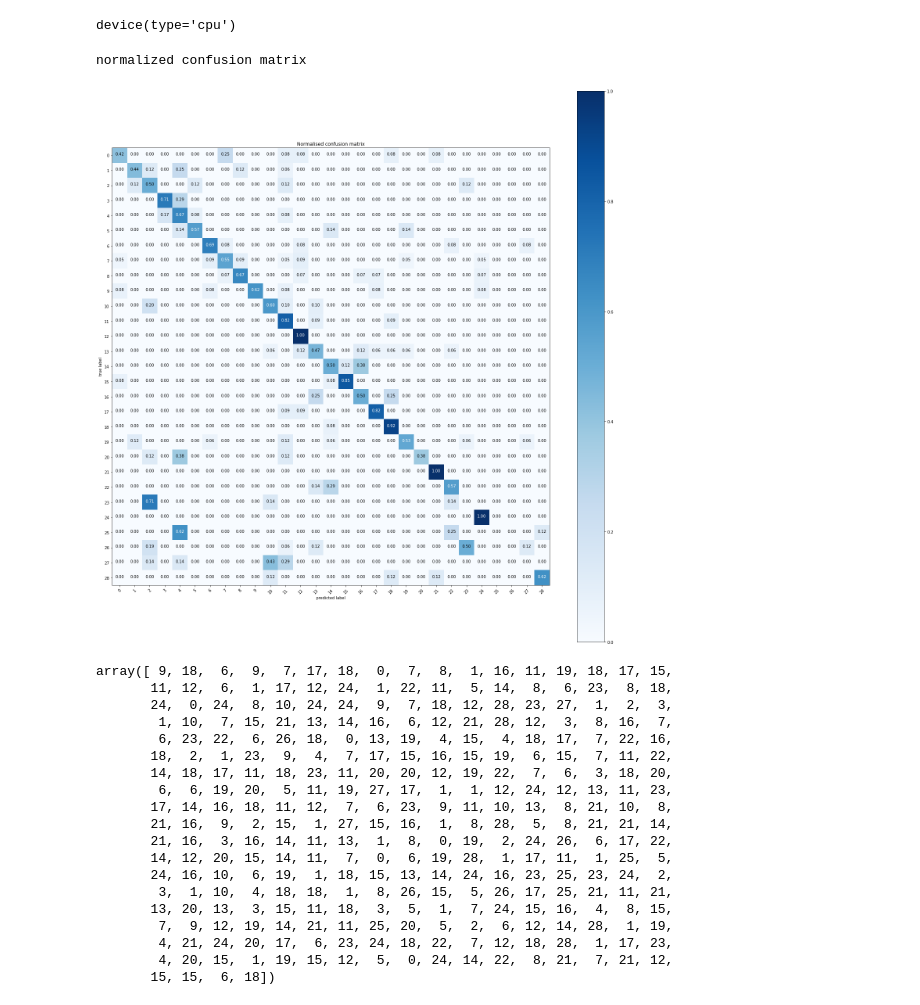
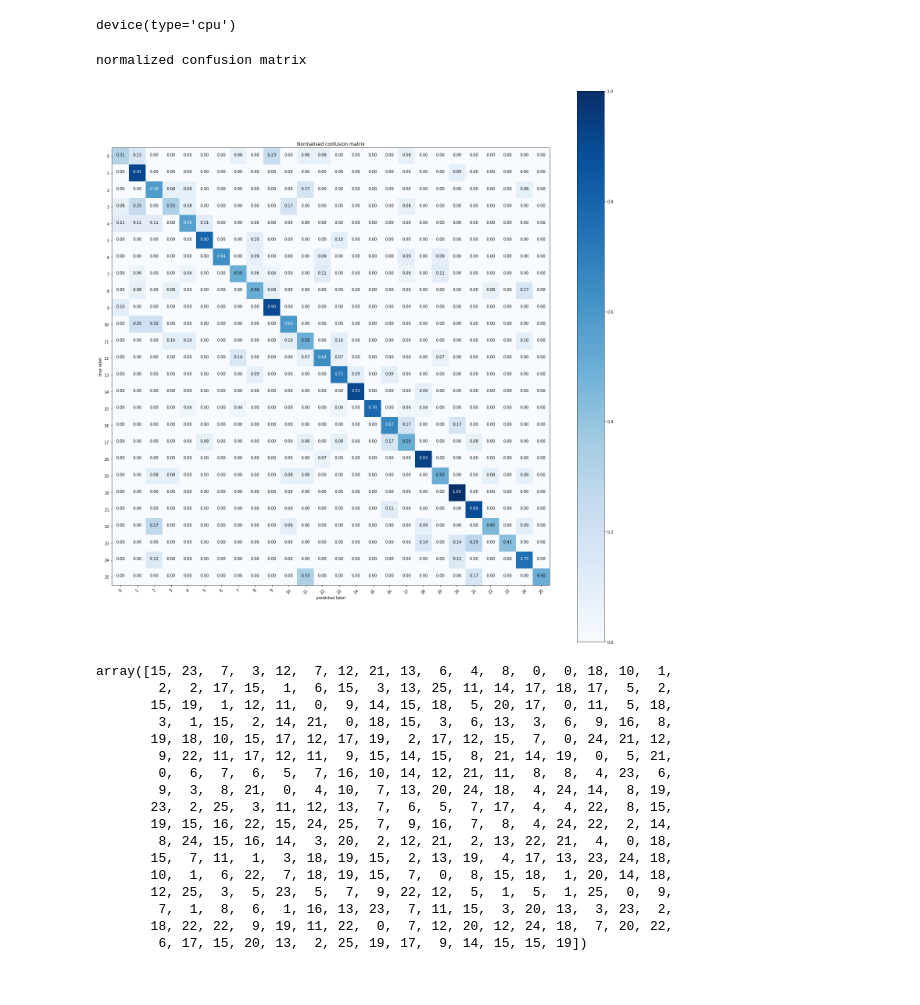
Before and after one commit to kevinmicha/kitchen20, a Jupyter notebook: PythonAudioClassification.ipynb, the cells around one changed output. Cells and saved outputs as stored; diff of their text form; code cells hidden in the pictures.

```diff
--- a/PythonAudioClassification.ipynb
+++ b/PythonAudioClassification.ipynb
@@ -11,7 +11,7 @@ else:
     local_config = {
         'data_path'     : 'LL_AudioDB/',
         'metadata_file' : 'LL_AudioDB/metadata/kitchen20b.csv',
-        'nb_classes'    :  29,}
+        'nb_classes'    :  26,}
 # %%
 # ----------------------------
 # Prepare training data from Metadata file
@@ -505,15 +505,15 @@ save_checkpoint(myModel, num_epochs)
 # %% [output]
 Checkpoint saved to checkpoints/model_350ep
 # %%
-# Loading the pre-trained model
+# Loading the pre-trained model - Uncomment if needed
 
-epochs = 10
+# epochs = 10
 
-model_out_path = "checkpoints/" + "model_" + "{}ep".format(epochs)
-myModel = load_checkpoint(model_out_path)
-device = torch.device("cuda:0" if torch.cuda.is_available() else "cpu")
-myModel = myModel.to(device)
-next(myModel.parameters()).device
+# model_out_path = "checkpoints/" + "model_" + "{}ep".format(epochs)
+# myModel = load_checkpoint(model_out_path)
+# device = torch.device("cuda:0" if torch.cuda.is_available() else "cpu")
+# myModel = myModel.to(device)
+# next(myModel.parameters()).device
 # %% [output]
 device(type='cpu')
 # %%
@@ -571,18 +571,18 @@ def plot_confusion_matrix(cm, classes, normalize=False, title='confusion matrix'
 # %%
 # compute confusion matrix
 cnf_matrix = confusion_matrix(targets,preds_1)
 np.set_printoptions(precision=2)
 
 
-class_names = [i for i in range(29)]
+class_names = [i for i in range(26)]
 # plot normalized confusion matrix
 plt.figure(figsize=(20,20))
 plot_confusion_matrix(cnf_matrix,classes=class_names,normalize=True,title='Normalised confusion matrix')
 
 plt.show()
 # %% [output]
 normalized confusion matrix
-[figure, old version]
+[figure, new version]
 # %%
 # blender, dishwasher, fridge, microwave, stove-fan, stove-burner, frying-pan, water-flowing,
 # boiling-water, juicer, cupboard, drawer, clean-dishes, cutlery, book, chopping, cutlery, plates,
@@ -621,25 +618,23 @@ normalized confusion matrix
 # %%
 targets
 # %% [output]
-array([ 9, 18,  6,  9,  7, 17, 18,  0,  7,  8,  1, 16, 11, 19, 18, 17, 15,
-       11, 12,  6,  1, 17, 12, 24,  1, 22, 11,  5, 14,  8,  6, 23,  8, 18,
-       24,  0, 24,  8, 10, 24, 24,  9,  7, 18, 12, 28, 23, 27,  1,  2,  3,
-        1, 10,  7, 15, 21, 13, 14, 16,  6, 12, 21, 28, 12,  3,  8, 16,  7,
-        6, 23, 22,  6, 26, 18,  0, 13, 19,  4, 15,  4, 18, 17,  7, 22, 16,
-       18,  2,  1, 23,  9,  4,  7, 17, 15, 16, 15, 19,  6, 15,  7, 11, 22,
-       14, 18, 17, 11, 18, 23, 11, 20, 20, 12, 19, 22,  7,  6,  3, 18, 20,
-        6,  6, 19, 20,  5, 11, 19, 27, 17,  1,  1, 12, 24, 12, 13, 11, 23,
-       17, 14, 16, 18, 11, 12,  7,  6, 23,  9, 11, 10, 13,  8, 21, 10,  8,
-       21, 16,  9,  2, 15,  1, 27, 15, 16,  1,  8, 28,  5,  8, 21, 21, 14,
-       21, 16,  3, 16, 14, 11, 13,  1,  8,  0, 19,  2, 24, 26,  6, 17, 22,
-       14, 12, 20, 15, 14, 11,  7,  0,  6, 19, 28,  1, 17, 11,  1, 25,  5,
-       24, 16, 10,  6, 19,  1, 18, 15, 13, 14, 24, 16, 23, 25, 23, 24,  2,
-        3,  1, 10,  4, 18, 18,  1,  8, 26, 15,  5, 26, 17, 25, 21, 11, 21,
-       13, 20, 13,  3, 15, 11, 18,  3,  5,  1,  7, 24, 15, 16,  4,  8, 15,
-        7,  9, 12, 19, 14, 21, 11, 25, 20,  5,  2,  6, 12, 14, 28,  1, 19,
-        4, 21, 24, 20, 17,  6, 23, 24, 18, 22,  7, 12, 18, 28,  1, 17, 23,
-        4, 20, 15,  1, 19, 15, 12,  5,  0, 24, 14, 22,  8, 21,  7, 21, 12,
-       15, 15,  6, 18])
+array([15, 23,  7,  3, 12,  7, 12, 21, 13,  6,  4,  8,  0,  0, 18, 10,  1,
+        2,  2, 17, 15,  1,  6, 15,  3, 13, 25, 11, 14, 17, 18, 17,  5,  2,
+       15, 19,  1, 12, 11,  0,  9, 14, 15, 18,  5, 20, 17,  0, 11,  5, 18,
+        3,  1, 15,  2, 14, 21,  0, 18, 15,  3,  6, 13,  3,  6,  9, 16,  8,
+       19, 18, 10, 15, 17, 12, 17, 19,  2, 17, 12, 15,  7,  0, 24, 21, 12,
+        9, 22, 11, 17, 12, 11,  9, 15, 14, 15,  8, 21, 14, 19,  0,  5, 21,
+        0,  6,  7,  6,  5,  7, 16, 10, 14, 12, 21, 11,  8,  8,  4, 23,  6,
+        9,  3,  8, 21,  0,  4, 10,  7, 13, 20, 24, 18,  4, 24, 14,  8, 19,
+       23,  2, 25,  3, 11, 12, 13,  7,  6,  5,  7, 17,  4,  4, 22,  8, 15,
+       19, 15, 16, 22, 15, 24, 25,  7,  9, 16,  7,  8,  4, 24, 22,  2, 14,
+        8, 24, 15, 16, 14,  3, 20,  2, 12, 21,  2, 13, 22, 21,  4,  0, 18,
+       15,  7, 11,  1,  3, 18, 19, 15,  2, 13, 19,  4, 17, 13, 23, 24, 18,
+       10,  1,  6, 22,  7, 18, 19, 15,  7,  0,  8, 15, 18,  1, 20, 14, 18,
+       12, 25,  3,  5, 23,  5,  7,  9, 22, 12,  5,  1,  5,  1, 25,  0,  9,
+        7,  1,  8,  6,  1, 16, 13, 23,  7, 11, 15,  3, 20, 13,  3, 23,  2,
+       18, 22, 22,  9, 19, 11, 22,  0,  7, 12, 20, 12, 24, 18,  7, 20, 22,
+        6, 17, 15, 20, 13,  2, 25, 19, 17,  9, 14, 15, 15, 19])
 # %%
 preds_1
 # %% [output]
```
Also changed, not shown: parts of 4 cells of this notebook, 9 other files.
